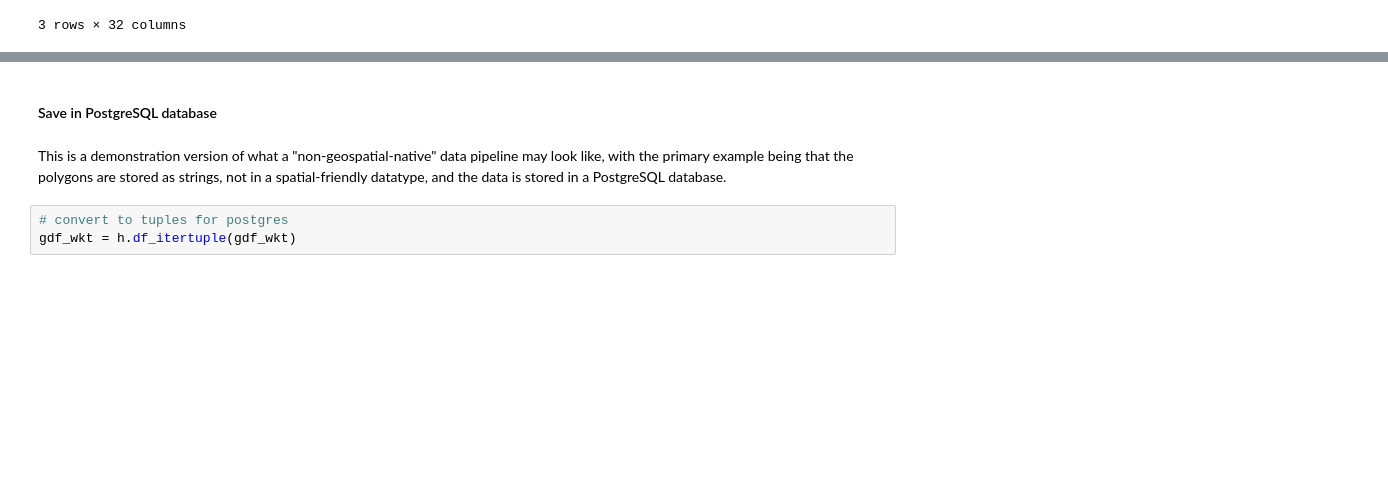
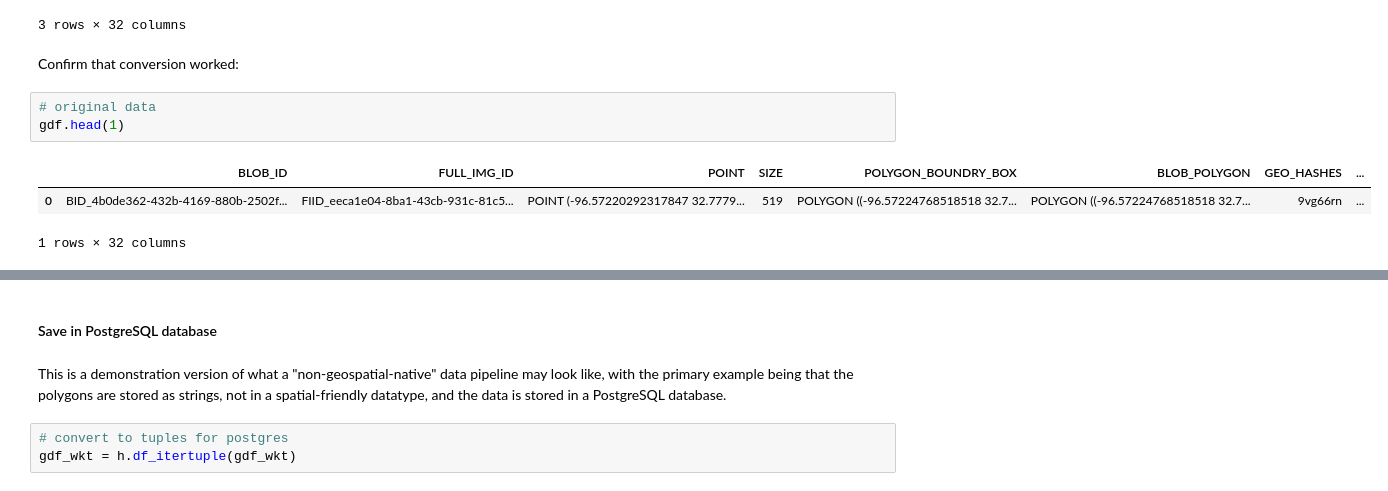
Before and after one commit to sralter/matching_optimization, a Jupyter notebook: matching.ipynb, the cells around one changed output, grey strips where cells are left out. Cells and saved outputs as stored; diff of their text form; blank space fills up the shorter version.

```diff
--- a/matching.ipynb
+++ b/matching.ipynb
@@ -479,3 +666,12 @@ Function `convert_col_to_string` executed in 12.0565 sec, CPU: 3.60%, Memory: 72
 | 1 | BID_8ae754b5-026d-4aac-9b9c-7b473... | FIID_46cf3f0f-2345-41e0-8e50-fcf5... | POINT (-95.33409120370364 29.6749... | 1180 | POLYGON ((-95.33415972222215 29.6... | POLYGON ((-95.33415972222215 29.6... | 9vk0yd5 | ... |
 | 2 | BID_ea519744-3092-4bb3-a340-19afe... | FIID_f7968076-35bc-42c8-b417-f88e... | POINT (-96.74267940156228 33.1969... | 1017 | POLYGON ((-96.74277546296292 33.1... | POLYGON ((-96.74277546296292 33.1... | 9vghye6 | ... |
 3 rows × 32 columns
+# %% [markdown]
+Confirm that conversion worked:
+# %%
+# original data
+gdf.head(1)
+# %% [output]
+|  | BLOB_ID | FULL_IMG_ID | POINT | SIZE | POLYGON_BOUNDRY_BOX | BLOB_POLYGON | GEO_HASHES | ... |
+| 0 | BID_4b0de362-432b-4169-880b-2502f... | FIID_eeca1e04-8ba1-43cb-931c-81c5... | POINT (-96.57220292317847 32.7779... | 519 | POLYGON ((-96.57224768518518 32.7... | POLYGON ((-96.57224768518518 32.7... | 9vg66rn | ... |
+1 rows × 32 columns
```
Also changed, not shown: parts of 12 cells of this notebook.
